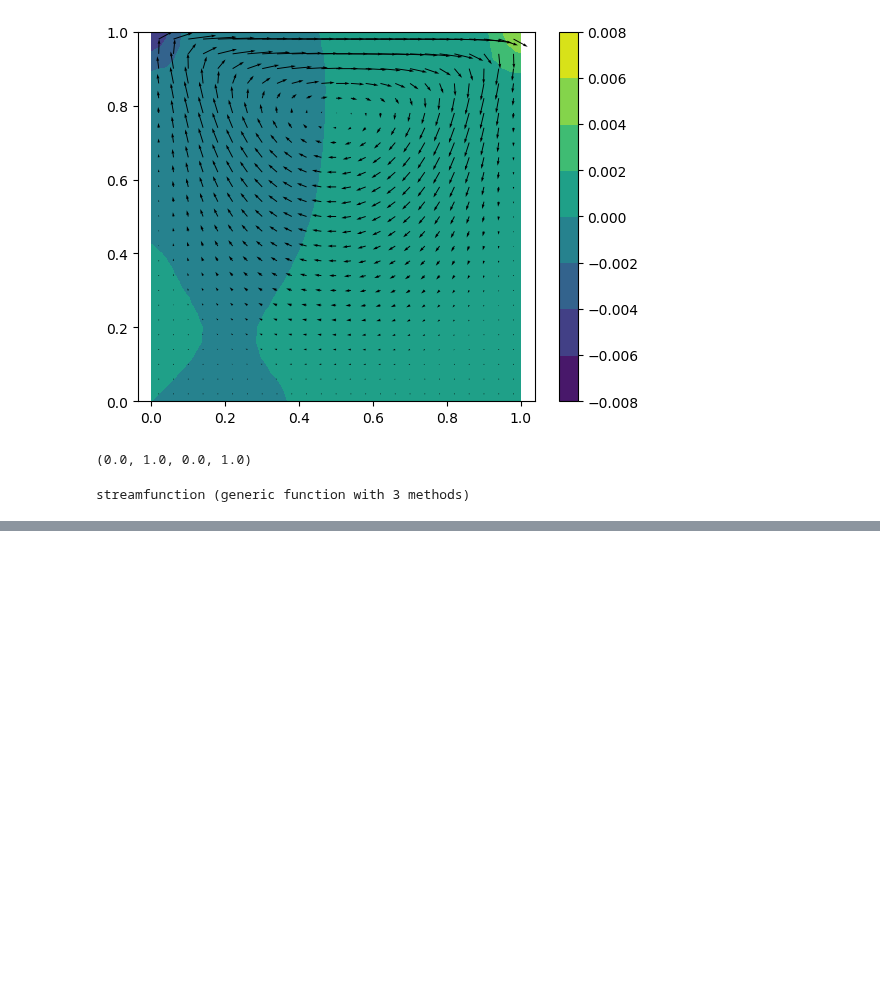
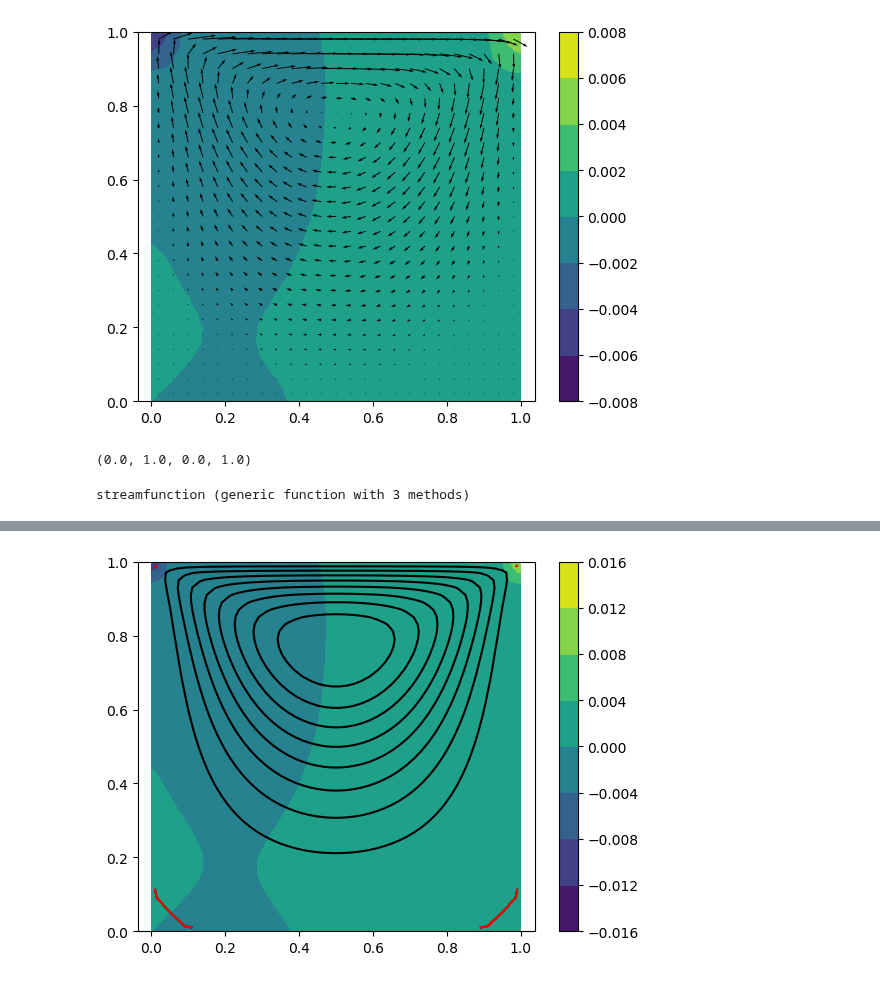
Before and after one commit to furstj/NSP, a Jupyter notebook: lessons/03_stokes.ipynb, the cells around one changed output, grey strips where cells are left out. Cells and saved outputs as stored; diff of their text form; code cells hidden in the pictures; blank space fills up the shorter version.

```diff
--- a/lessons/03_stokes.ipynb
+++ b/lessons/03_stokes.ipynb
@@ -402,0 +412,6 @@ axis("equal");
+# %%
+Uf = VectorField(mf)
+set_dirichlet_patch!(Uf, "left", Vector(0,0));
+set_dirichlet_patch!(Uf, "right", Vector(0,0));
+set_dirichlet_patch!(Uf, "bottom", Vector(0,0));
+set_dirichlet_patch!(Uf, "top", Vector(1,0));
@@ -402,0 +468,16 @@ axis("equal");
+# %%
+uuf = reshape(component(Uf,1), (nf,nf));
+vvf = reshape(component(Uf,2), (nf,nf));
+ppf = reshape(pf.values, (nf,nf));
+# %%
+Ψf = streamfunction(uuf,vvf,1/nf,1/nf);
+# %%
+cxf = [v[1] for v in mf.centre];
+cyf = [v[2] for v in mf.centre];
+# %%
+contour(reshape(cxf,(nf,nf)), reshape(cyf,(nf,nf)), reshape(Ψf,(nf,nf)), range(0,maximum(Ψf),length=10), colors="black");
+contour(reshape(cxf,(nf,nf)), reshape(cyf,(nf,nf)), reshape(Ψf,(nf,nf)), range(minimum(Ψf),0,length=10), colors="red");
+plot_contourf(pf); colorbar();
+axis("equal");
+# %% [output]
+[figure, added]
```
Also changed, not shown: parts of 7 cells of this notebook.
